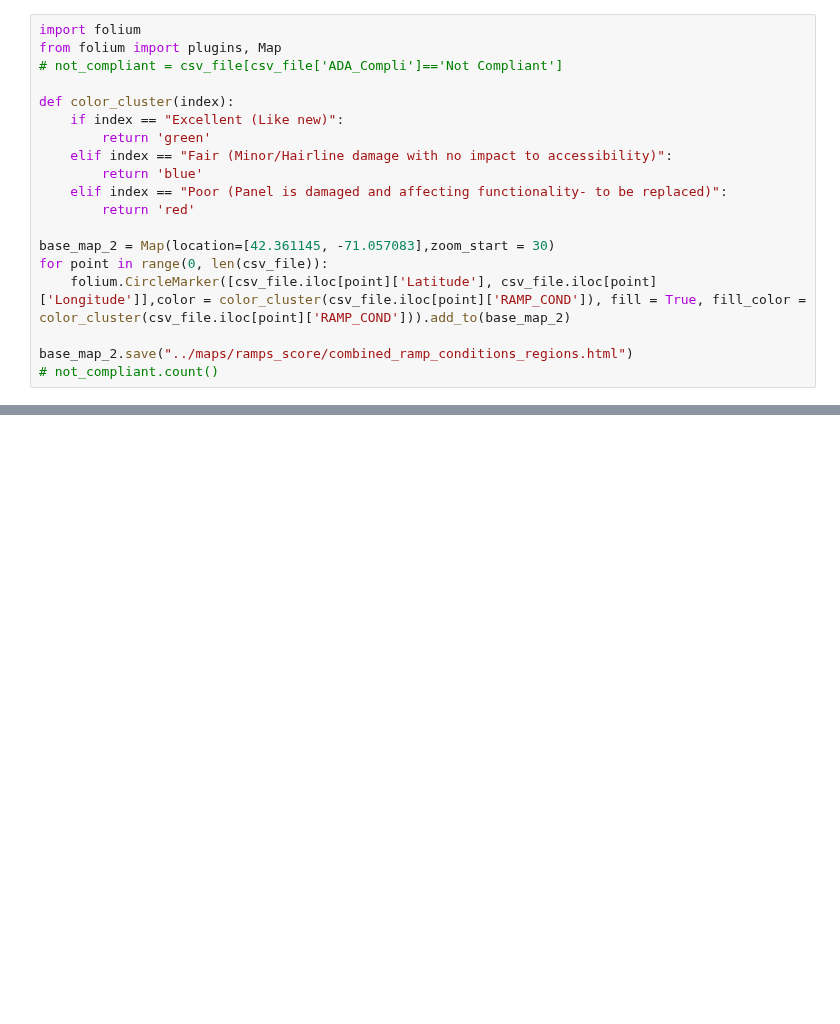
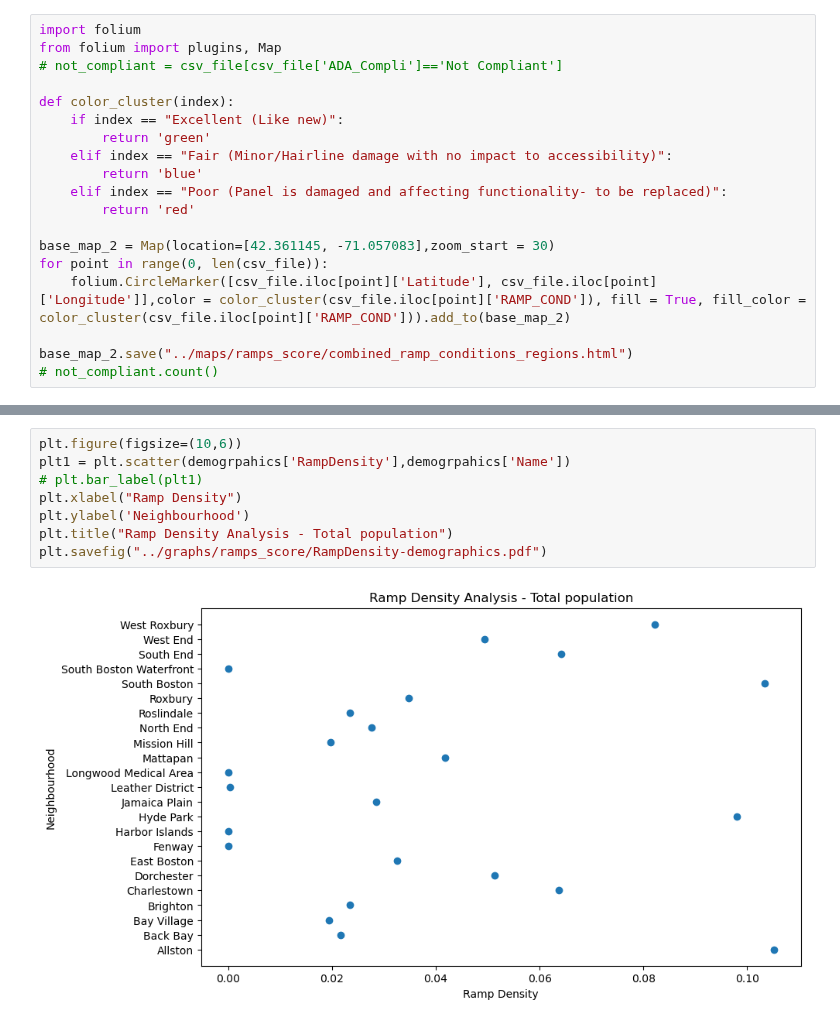
Before and after one commit to BU-Spark/ds-stantec-sidewalks, a Jupyter notebook: spring23-team-1/files/RampScoreAnalysis.ipynb, the cells around one changed output, grey strips where cells are left out. Drawn from its saved outputs; the diff is of its cells as text; blank space fills up the shorter version.

```diff
--- a/spring23-team-1/files/RampScoreAnalysis.ipynb
+++ b/spring23-team-1/files/RampScoreAnalysis.ipynb
@@ -351,0 +415,10 @@ base_map_2.save("../maps/ramps_score/combined_ramp_conditions_regions.html")
+# %%
+plt.figure(figsize=(10,6))
+plt1 = plt.scatter(demogrpahics['RampDensity'],demogrpahics['Name'])
+# plt.bar_label(plt1)
+plt.xlabel("Ramp Density")
+plt.ylabel('Neighbourhood')
+plt.title("Ramp Density Analysis - Total population")
+plt.savefig("../graphs/ramps_score/RampDensity-demographics.pdf")
+# %% [output]
+[figure, added]
```
Also changed, not shown: parts of 27 cells of this notebook, 1 other file.
